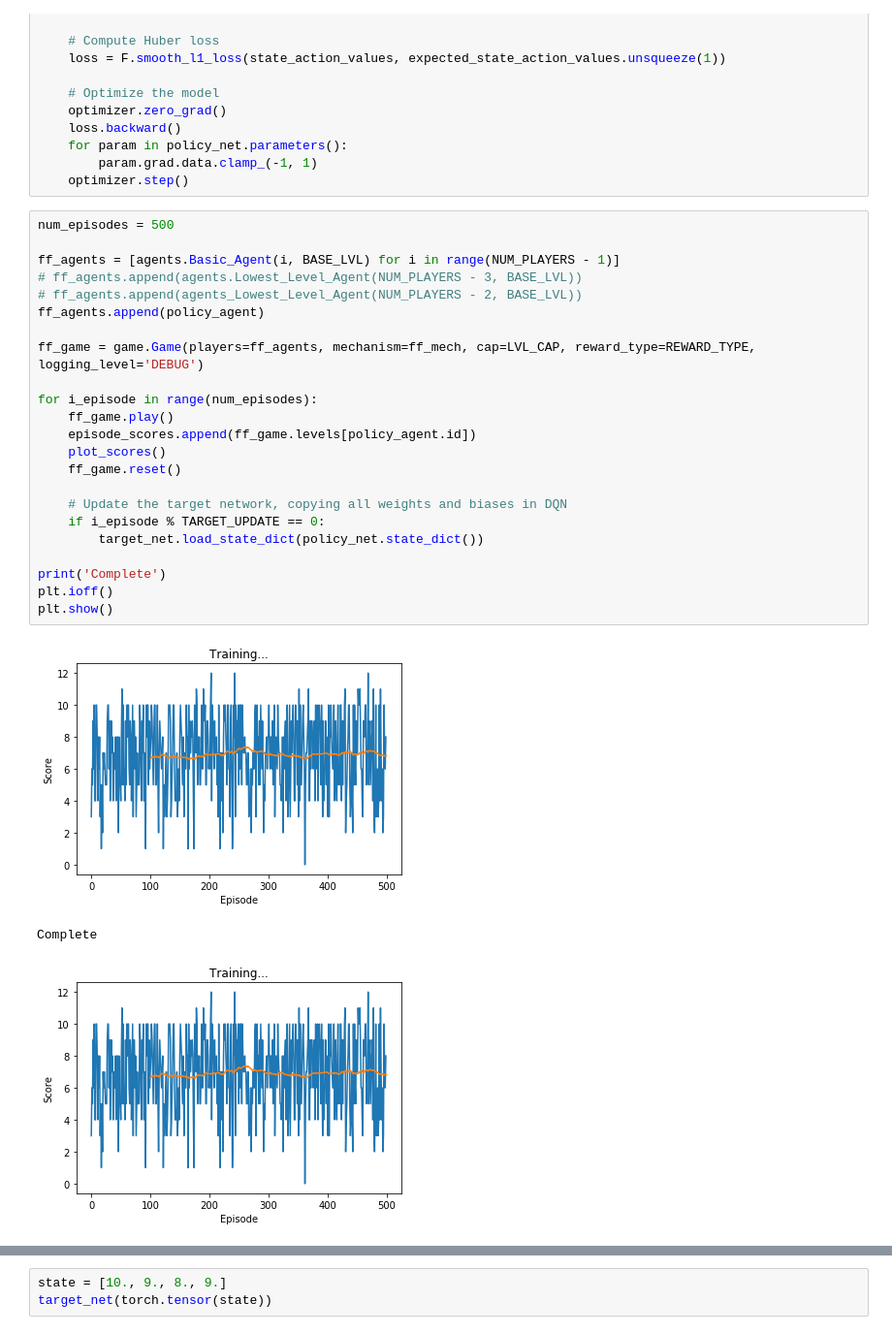
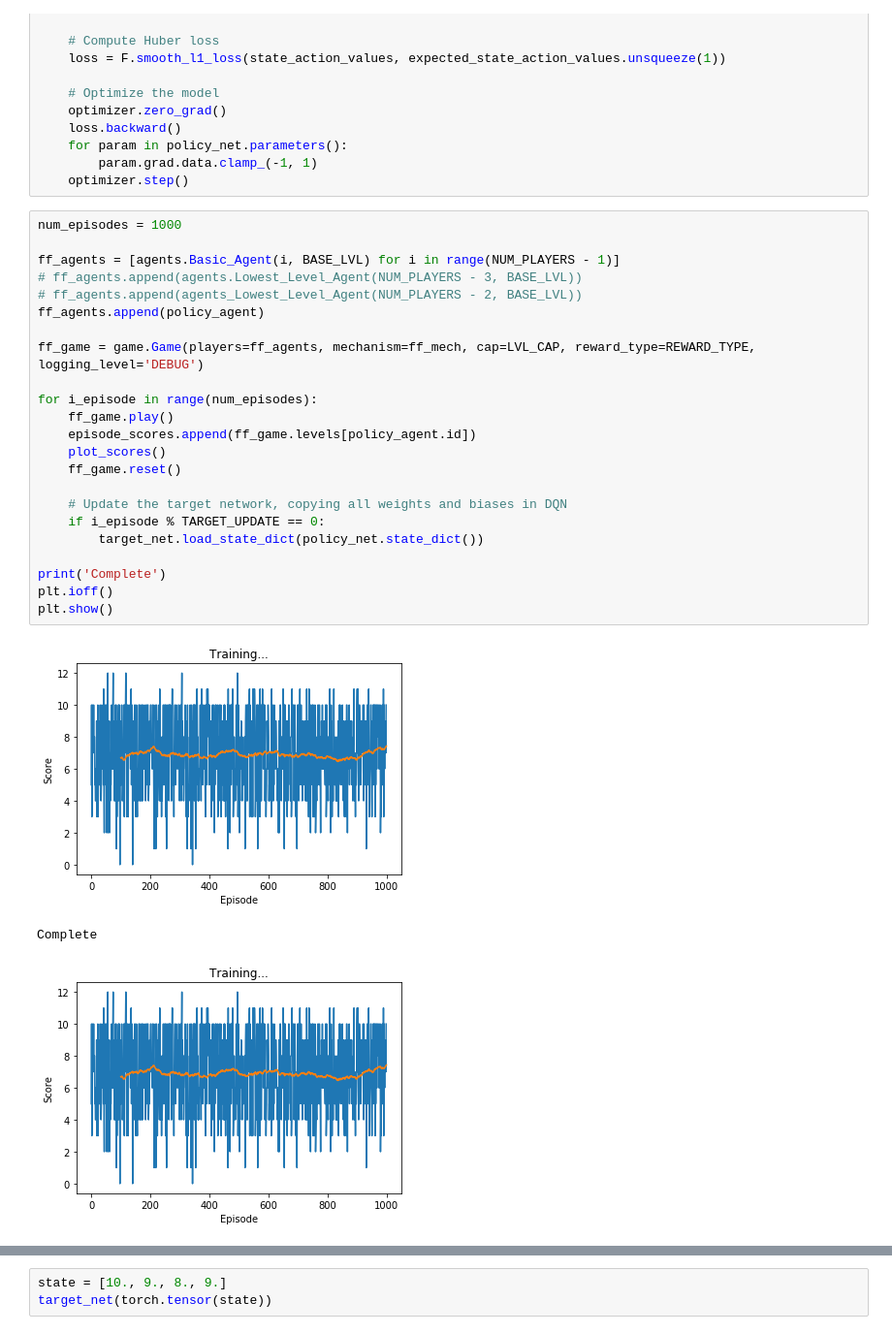
Before and after one commit to bzhang42/Finding_Friends, a Jupyter notebook: dq_skilled_strategic_agent_train.ipynb, the cells around one changed output, grey strips where cells are left out. Shown: that part at 97% size. Saved outputs shown, nothing was run; the diff lists cells and outputs as text.

```diff
--- a/dq_skilled_strategic_agent_train.ipynb
+++ b/dq_skilled_strategic_agent_train.ipynb
@@ -275,32 +275,32 @@ def optimize_model():
         param.grad.data.clamp_(-1, 1)
     optimizer.step()
 # %%
-num_episodes = 500
+num_episodes = 1000
 
 ff_agents = [agents.Basic_Agent(i, BASE_LVL) for i in range(NUM_PLAYERS - 1)]
 # ff_agents.append(agents.Lowest_Level_Agent(NUM_PLAYERS - 3, BASE_LVL))
 # ff_agents.append(agents_Lowest_Level_Agent(NUM_PLAYERS - 2, BASE_LVL))
 ff_agents.append(policy_agent)
 
 ff_game = game.Game(players=ff_agents, mechanism=ff_mech, cap=LVL_CAP, reward_type=REWARD_TYPE, logging_level='DEBUG')
 
 for i_episode in range(num_episodes):
     ff_game.play()
     episode_scores.append(ff_game.levels[policy_agent.id])
     plot_scores()
     ff_game.reset()
 
     # Update the target network, copying all weights and biases in DQN
     if i_episode % TARGET_UPDATE == 0:
         target_net.load_state_dict(policy_net.state_dict())
 
 print('Complete')
 plt.ioff()
 plt.show()
 # %% [output]
-[figure, old version]
+[figure, new version]
 Complete
-[figure, old version]
+[figure, new version]
 # %%
 window = 200
 
```
Also changed, not shown: parts of 2 cells of this notebook.
